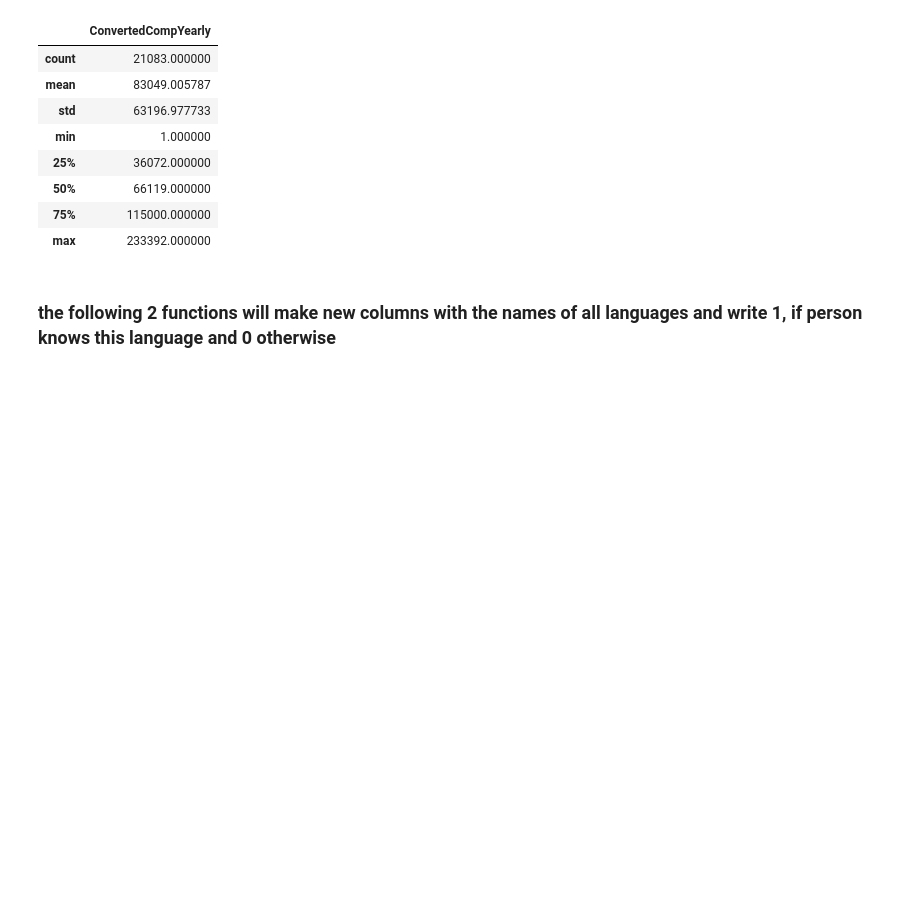
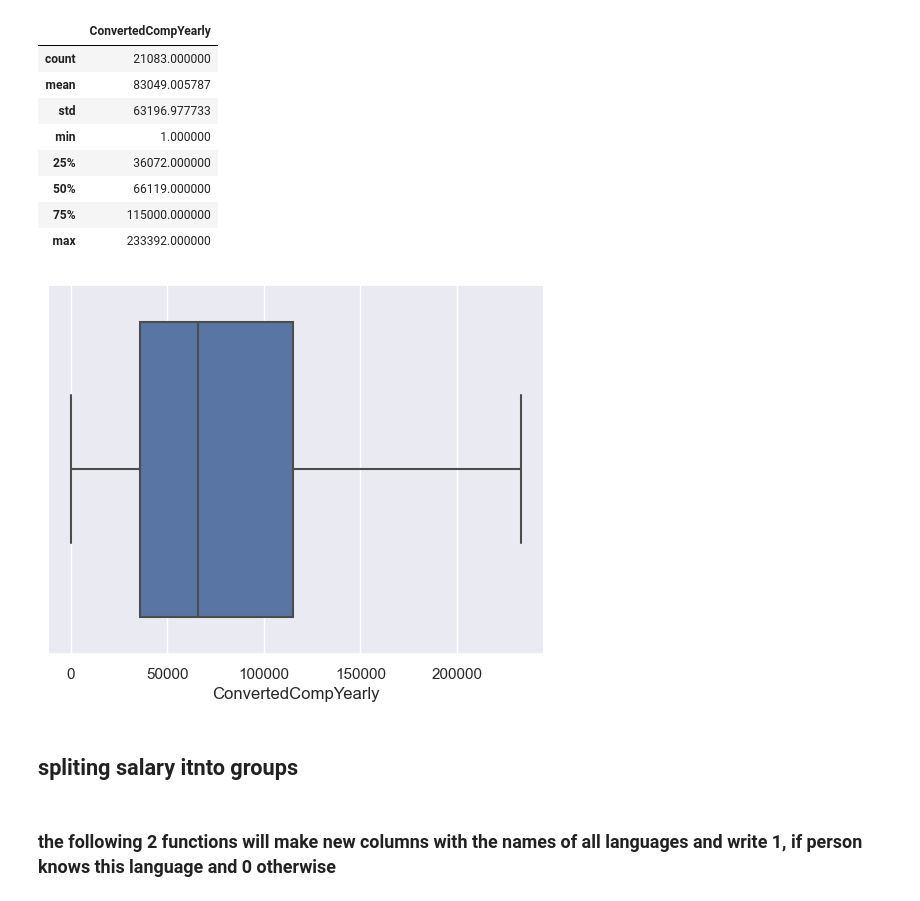
Before and after one commit to tomasohCHOM/PredictMyTechSalary, a Jupyter notebook: Data_Cleaning.ipynb, the cells around one changed output. Cells and saved outputs as stored; diff of their text form; code cells hidden in the pictures; blank space fills up the shorter version.

```diff
--- a/Data_Cleaning.ipynb
+++ b/Data_Cleaning.ipynb
@@ -484,6 +482,19 @@ df[['ConvertedCompYearly']].describe()
 | 50% | 66119.000000 |
 | 75% | 115000.000000 |
 | max | 233392.000000 |
+# %%
+import sklearn
+from sklearn.datasets import load_diabetes
+import pandas as pd
+import matplotlib.pyplot as plt
+import seaborn as sns
+import matplotlib.pyplot as plt
+sns.boxplot(x = df['ConvertedCompYearly'])
+plt.show()
+# %% [output]
+[figure, added]
+# %% [markdown]
+## spliting salary itnto groups
 # %%
 # let's group all ConvertedCompYearly into 8 groups: 1) x<1000; 2)1000<= x <5000; 3)  5000<=x<10000
 # 4) 10000<=x<50000; 5) 50000<=x<100000; 6) 100000 <= x < 150000; 7) 150000 <= x < 200000; 8)x>=200000
```
Also changed, not shown: parts of 3 cells of this notebook, 2 other files.
